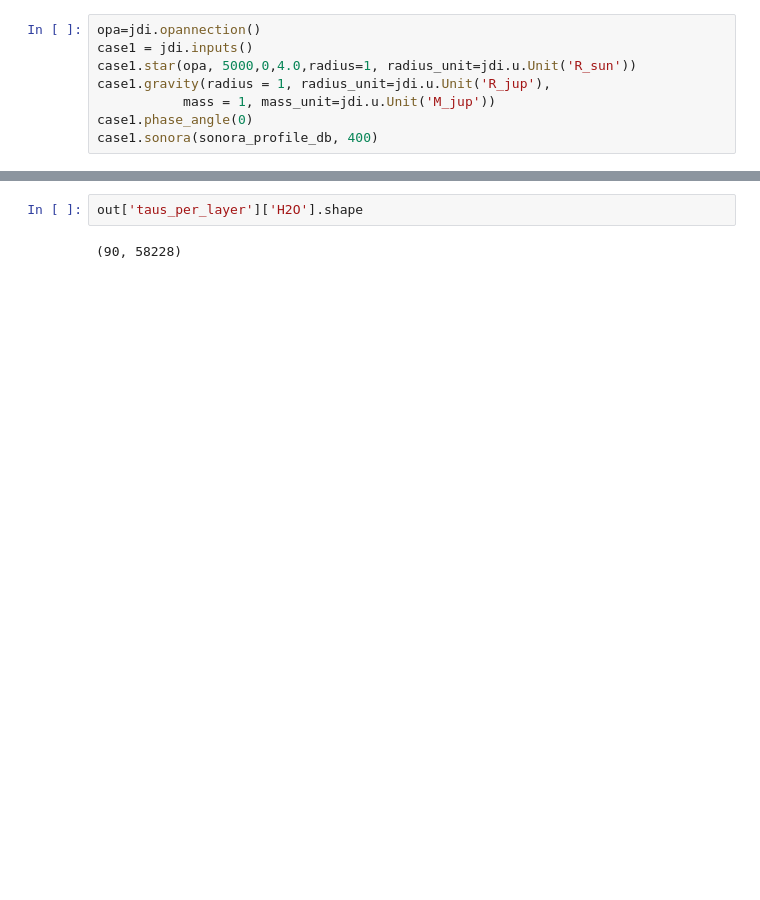
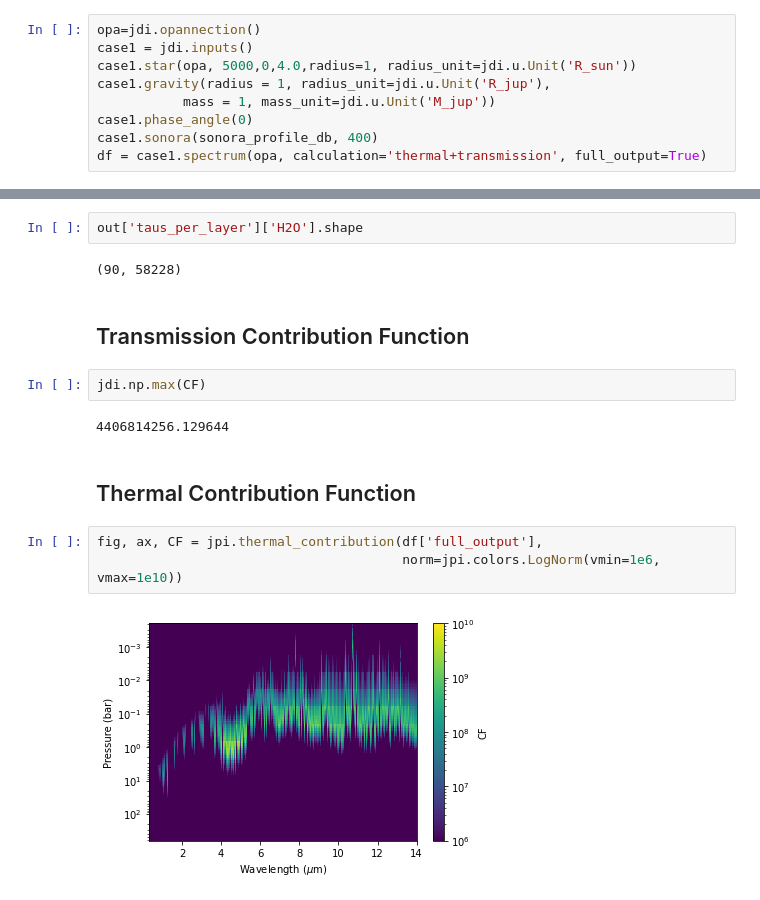
Before and after one commit to natashabatalha/picaso, a Jupyter notebook: docs/notebooks/11_ContributionFunctions.ipynb, the cells around one changed output, grey strips where cells are left out. Cells and saved outputs as stored; diff of their text form; blank space fills up the shorter version.

```diff
--- a/docs/notebooks/11_ContributionFunctions.ipynb
+++ b/docs/notebooks/11_ContributionFunctions.ipynb
@@ -23,4 +28,5 @@ case1.gravity(radius = 1, radius_unit=jdi.u.Unit('R_jup'),
            mass = 1, mass_unit=jdi.u.Unit('M_jup'))
 case1.phase_angle(0)
 case1.sonora(sonora_profile_db, 400)
+df = case1.spectrum(opa, calculation='thermal+transmission', full_output=True)
 # %% [markdown]
@@ -53,3 +59,16 @@ jpi.show(jpi.molecule_contribution(out, opa))
 out['taus_per_layer']['H2O'].shape
 # %% [output]
 (90, 58228)
+# %% [markdown]
+## Transmission Contribution Function
+# %%
+jdi.np.max(CF)
+# %% [output]
+4406814256.129644
+# %% [markdown]
+## Thermal Contribution Function
+# %%
+fig, ax, CF = jpi.thermal_contribution(df['full_output'],
+                                       norm=jpi.colors.LogNorm(vmin=1e6, vmax=1e10))
+# %% [output]
+[figure, added]
```
Also changed, not shown: parts of 4 cells of this notebook, 2 other files.
